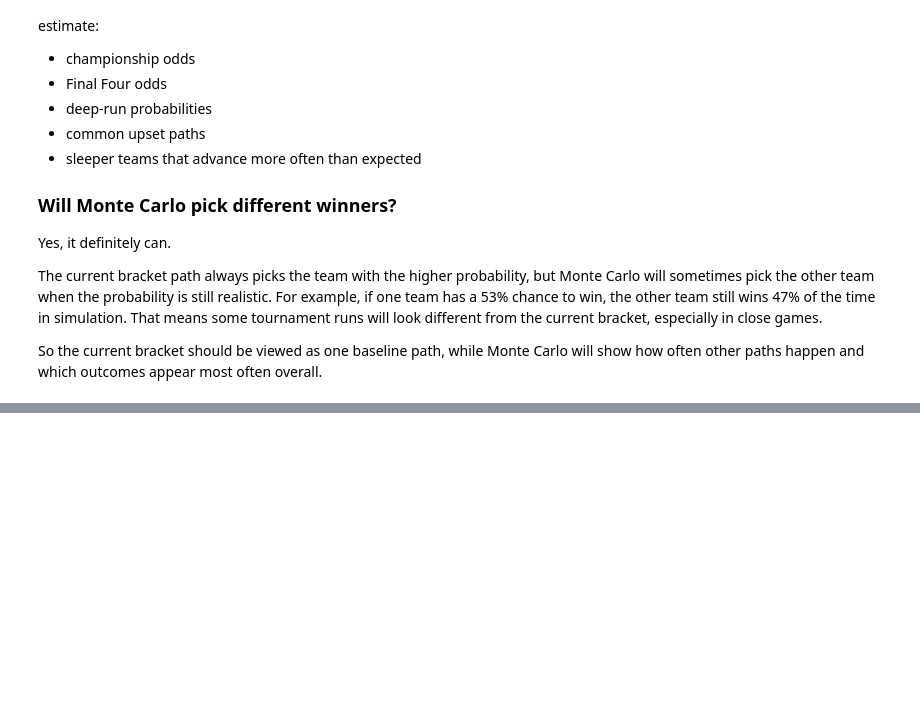
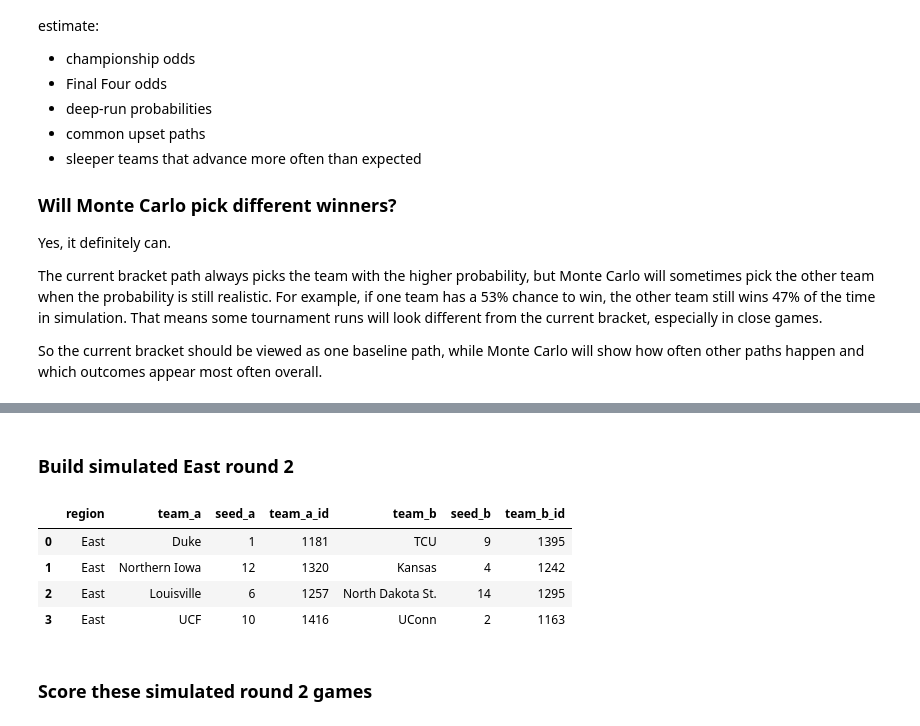
Before and after one commit to Andreachurchwell/march-madness-bracket-simulator, a Jupyter notebook: notebooks/exploration.ipynb, the cells around one changed output, grey strips where cells are left out. Drawn from its saved outputs; the diff is of its cells as text; code cells hidden in the pictures; blank space fills up the shorter version.

```diff
--- a/notebooks/exploration.ipynb
+++ b/notebooks/exploration.ipynb
@@ -3452,0 +3525,29 @@ So the current bracket should be viewed as one baseline path, while Monte Carlo
+# %% [markdown]
+### Build simulated East round 2
+# %%
+east_round2_sim_rows = []
+
+for idx_a, idx_b in second_round_pairs:
+    game_a = east_round1_sim.iloc[idx_a]
+    game_b = east_round1_sim.iloc[idx_b]
+
+    east_round2_sim_rows.append({
+        "region": "East",
+        "team_a": game_a["simulated_winner"],
+        "seed_a": game_a["winner_seed"],
+        "team_a_id": game_a["winner_team_id"],
+        "team_b": game_b["simulated_winner"],
+        "seed_b": game_b["winner_seed"],
+        "team_b_id": game_b["winner_team_id"],
+    })
+
+east_round2_sim = pd.DataFrame(east_round2_sim_rows)
+east_round2_sim
+# %% [output]
+|  | region | team_a | seed_a | team_a_id | team_b | seed_b | team_b_id |
+| 0 | East | Duke | 1 | 1181 | TCU | 9 | 1395 |
+| 1 | East | Northern Iowa | 12 | 1320 | Kansas | 4 | 1242 |
+| 2 | East | Louisville | 6 | 1257 | North Dakota St. | 14 | 1295 |
+| 3 | East | UCF | 10 | 1416 | UConn | 2 | 1163 |
+# %% [markdown]
+### Score these simulated round 2 games
```
Also changed, not shown: parts of 15 cells of this notebook.
